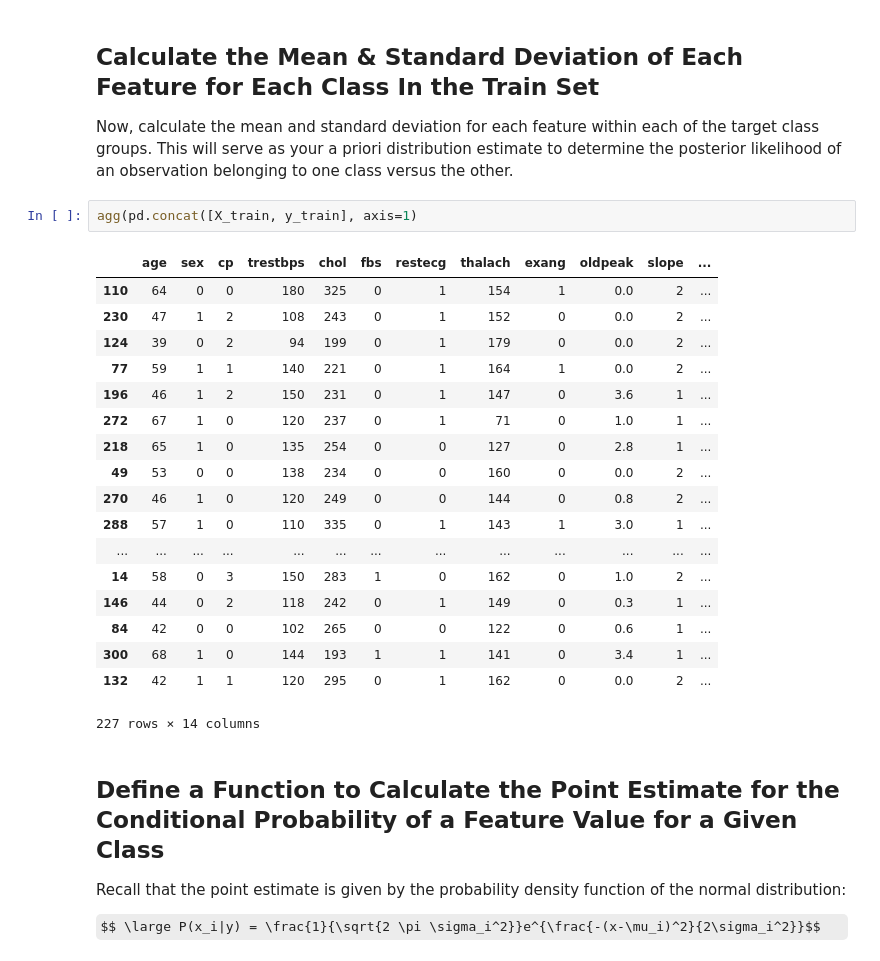
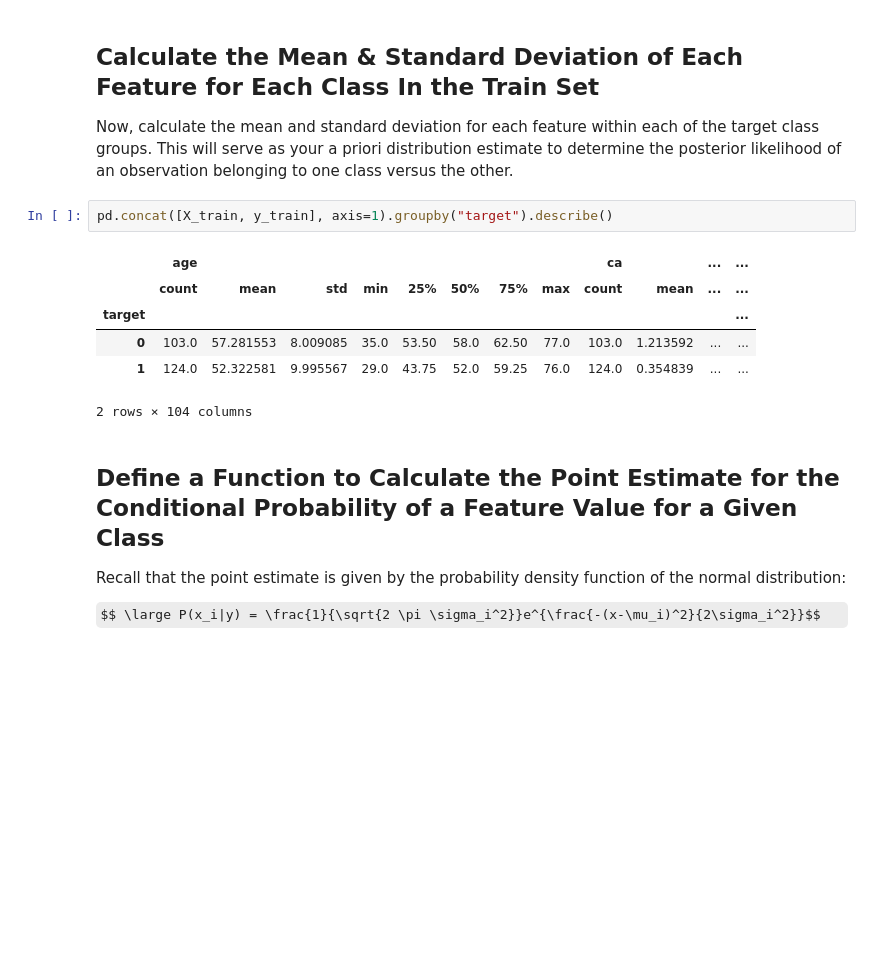
Before and after one commit to keita-dc/dsc-gaussian-naive-bayes-lab-dc-ds-060319, a Jupyter notebook: index.ipynb, the cells around one changed output. Cells and saved outputs as stored; diff of their text form; some formulas as TeX source; blank space fills up the shorter version.

```diff
--- a/index.ipynb
+++ b/index.ipynb
@@ -61,26 +61,14 @@ X_train, X_test, y_train, y_test = train_test_split(X,y, random_state=22)
 
 Now, calculate the mean and standard deviation for each feature within each of the target class groups. This will serve as your a priori distribution estimate to determine the posterior likelihood of an observation belonging to one class versus the other.
 # %%
-agg(pd.concat([X_train, y_train], axis=1)
+pd.concat([X_train, y_train], axis=1).groupby("target").describe()
 # %% [output]
-|  | age | sex | cp | trestbps | chol | fbs | restecg | thalach | exang | oldpeak | slope | ... |
-| 110 | 64 | 0 | 0 | 180 | 325 | 0 | 1 | 154 | 1 | 0.0 | 2 | ... |
-| 230 | 47 | 1 | 2 | 108 | 243 | 0 | 1 | 152 | 0 | 0.0 | 2 | ... |
-| 124 | 39 | 0 | 2 | 94 | 199 | 0 | 1 | 179 | 0 | 0.0 | 2 | ... |
-| 77 | 59 | 1 | 1 | 140 | 221 | 0 | 1 | 164 | 1 | 0.0 | 2 | ... |
-| 196 | 46 | 1 | 2 | 150 | 231 | 0 | 1 | 147 | 0 | 3.6 | 1 | ... |
-| 272 | 67 | 1 | 0 | 120 | 237 | 0 | 1 | 71 | 0 | 1.0 | 1 | ... |
-| 218 | 65 | 1 | 0 | 135 | 254 | 0 | 0 | 127 | 0 | 2.8 | 1 | ... |
-| 49 | 53 | 0 | 0 | 138 | 234 | 0 | 0 | 160 | 0 | 0.0 | 2 | ... |
-| 270 | 46 | 1 | 0 | 120 | 249 | 0 | 0 | 144 | 0 | 0.8 | 2 | ... |
-| 288 | 57 | 1 | 0 | 110 | 335 | 0 | 1 | 143 | 1 | 3.0 | 1 | ... |
-| ... | ... | ... | ... | ... | ... | ... | ... | ... | ... | ... | ... | ... |
-| 14 | 58 | 0 | 3 | 150 | 283 | 1 | 0 | 162 | 0 | 1.0 | 2 | ... |
-| 146 | 44 | 0 | 2 | 118 | 242 | 0 | 1 | 149 | 0 | 0.3 | 1 | ... |
-| 84 | 42 | 0 | 0 | 102 | 265 | 0 | 0 | 122 | 0 | 0.6 | 1 | ... |
-| 300 | 68 | 1 | 0 | 144 | 193 | 1 | 1 | 141 | 0 | 3.4 | 1 | ... |
-| 132 | 42 | 1 | 1 | 120 | 295 | 0 | 1 | 162 | 0 | 0.0 | 2 | ... |
+|  | age |  |  |  |  |  |  |  | ca |  | ... | ... |
+|  | count | mean | std | min | 25% | 50% | 75% | max | count | mean | ... | ... |
+| target |  |  |  |  |  |  |  |  |  |  |  | ... |
+| 0 | 103.0 | 57.281553 | 8.009085 | 35.0 | 53.50 | 58.0 | 62.50 | 77.0 | 103.0 | 1.213592 | ... | ... |
+| 1 | 124.0 | 52.322581 | 9.995567 | 29.0 | 43.75 | 52.0 | 59.25 | 76.0 | 124.0 | 0.354839 | ... | ... |
-227 rows × 14 columns
+2 rows × 104 columns
 # %% [markdown]
 ## Define a Function to Calculate the Point Estimate for the Conditional Probability of a Feature Value for a Given Class
 
```
